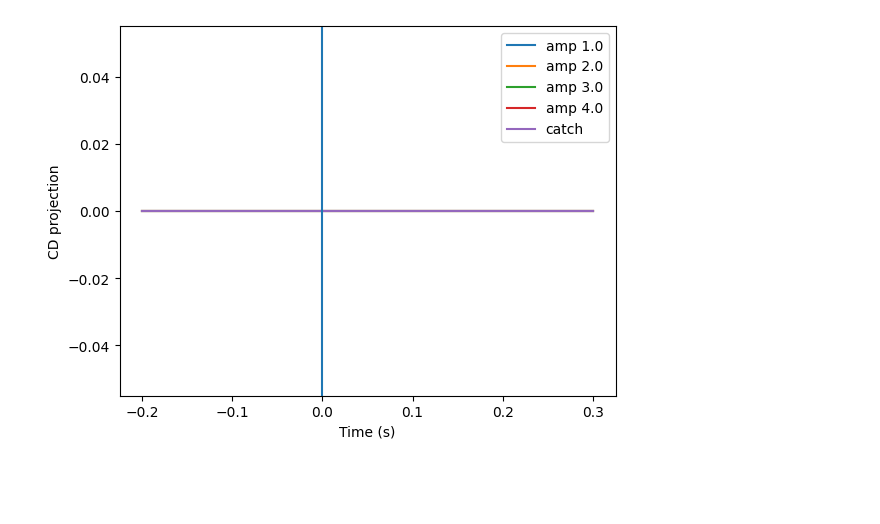
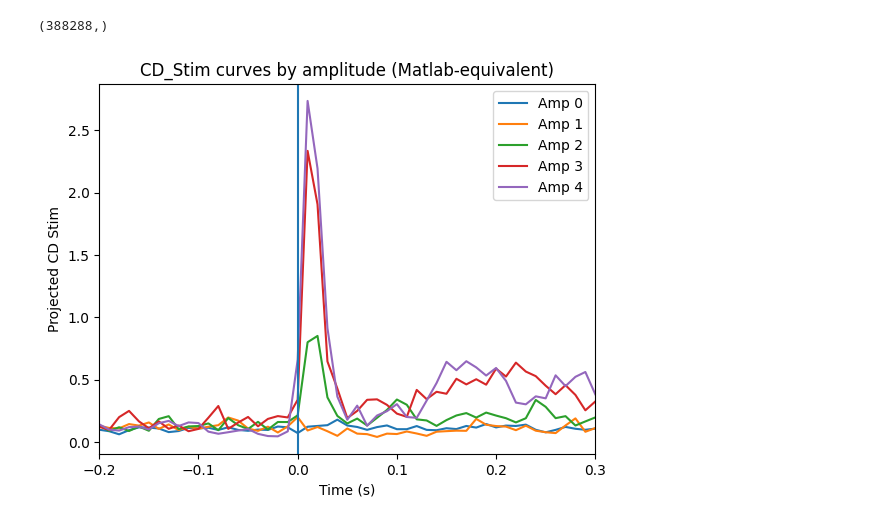
Before and after one commit to guenzi/NEURO-X-Project-I, a Jupyter notebook: nwb_analysis.ipynb, the cells around one changed output. Saved outputs shown, nothing was run; the diff lists cells and outputs as text; code cells hidden in the pictures; blank space fills up the shorter version.

```diff
--- a/nwb_analysis.ipynb
+++ b/nwb_analysis.ipynb
@@ -130,26 +120,52 @@ proj: (388288,)
-# %%
-import matplotlib.pyplot as plt
-import numpy as np
-
-t_bef_plot = 0.2
-t_aft_plot = 0.3
-tv = np.linspace(-t_bef_plot, t_aft_plot, int(round((t_bef_plot+t_aft_plot)/bin_size)) + 1)
-
-plt.figure()
-for amp in np.unique(stim_amps):
-    times = stim_times[stim_amps == amp]
-    M = event_triggered(proj, times, bin_size, t_bef_plot, t_aft_plot)
-    if M.shape[0]:
-        plt.plot(tv, M.mean(axis=0), label=f"amp {amp}")
-
-M0 = event_triggered(proj, catch_times, bin_size, t_bef_plot, t_aft_plot)
-if M0.shape[0]:
-    plt.plot(tv, M0.mean(axis=0), label="catch")
-
-plt.axvline(0)
-plt.xlabel("Time (s)")
-plt.ylabel("CD projection")
-plt.legend()
-plt.show()
-# %% [output]
-[figure, removed]
+# %%
+Projected_Act_CD_Stim = CD_Stim @ AP_Bin_Matrx  # shape (n_bins,)
+print(Projected_Act_CD_Stim.shape)
+# %% [output]
+(388288,)
+# %%
+t_bef = 0.2
+t_aft = 0.3
+pt_bef = int(np.round(t_bef / Bin_size))
+pt_aft = int(np.round(t_aft / Bin_size))
+win = pt_bef + pt_aft + 1
+
+def align_1d(signal, event_times):
+    M = []
+    for ev in event_times:
+        c = int(np.round(ev / Bin_size))
+        pt1 = c - pt_bef
+        pt2 = c + pt_aft
+        if pt1 < 0 or pt2 >= len(signal):
+            continue
+        M.append(signal[pt1:pt2+1])
+    return np.stack(M, axis=0) if len(M) else np.zeros((0, win), dtype=signal.dtype)
+
+CD_Stim_by_amp = {}
+CD_Stim_distrib_by_amp = {}
+
+for Amp in range(0, 5):
+    ev_times = TrialOnsets_All[StimAmps == Amp]
+    M = align_1d(Projected_Act_CD_Stim, ev_times)
+
+    CD_Stim_by_amp[Amp] = M.mean(axis=0) if M.shape[0] else np.zeros(win)
+
+    # Matlab: max over bins 21:31 (1-indexed) => Python 20:31
+    if M.shape[0]:
+        CD_Stim_distrib_by_amp[Amp] = np.max(M[:, 20:31], axis=1)
+    else:
+        CD_Stim_distrib_by_amp[Amp] = np.array([], dtype=float)
+
+t_vect = np.linspace(-t_bef, t_aft, win)
+
+plt.figure()
+for Amp in range(0, 5):
+    plt.plot(t_vect, CD_Stim_by_amp[Amp], label=f"Amp {Amp}")
+plt.axvline(0)
+plt.xlim([-t_bef, t_aft])
+plt.xlabel("Time (s)")
+plt.ylabel("Projected CD Stim")
+plt.legend()
+plt.title("CD_Stim curves by amplitude (Matlab-equivalent)")
+plt.show()
+# %% [output]
+[figure, added]
```
Also changed, not shown: parts of 15 cells of this notebook.
